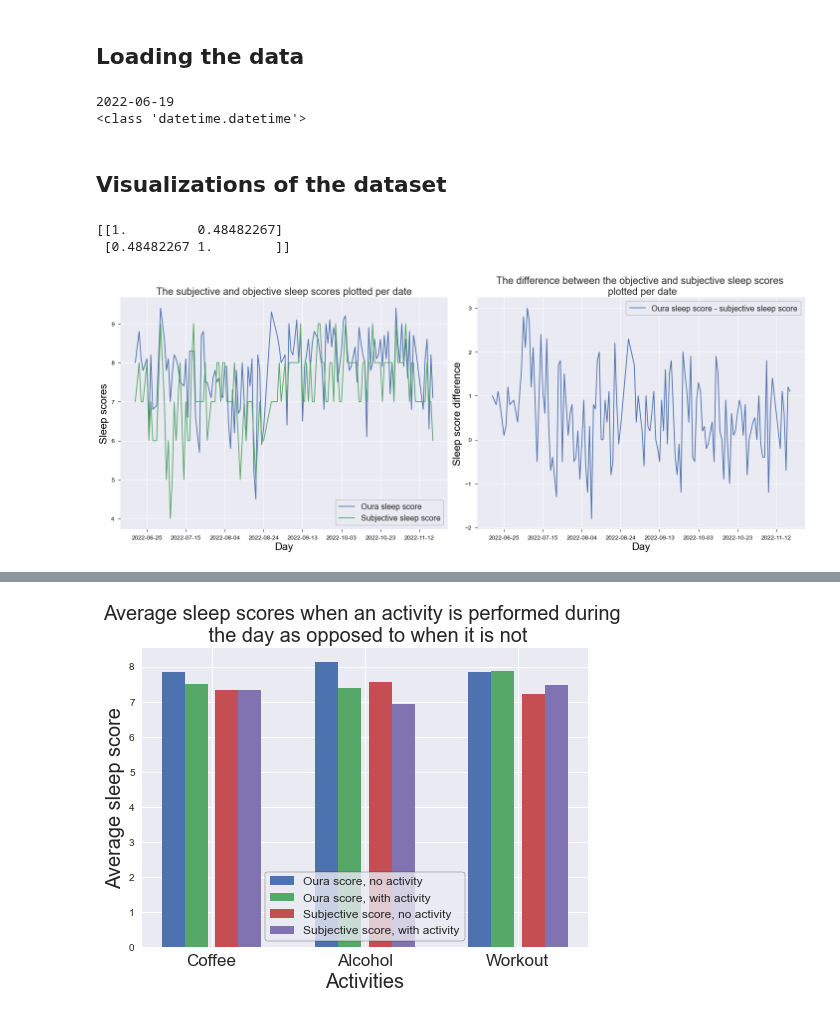
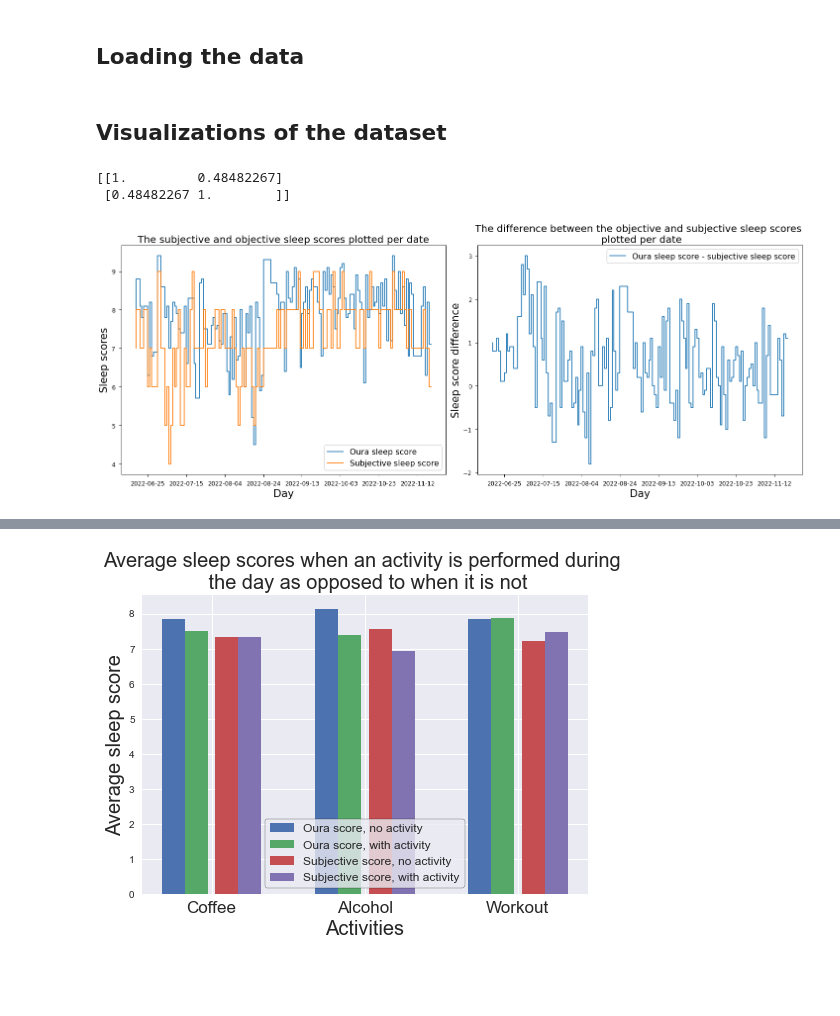
Before and after one commit to thalianajjar/internship_code, a Jupyter notebook: data_visualization.ipynb, the cells around one changed output, grey strips where cells are left out. Drawn from its saved outputs; the diff is of its cells as text; code cells hidden in the pictures; blank space fills up the shorter version.

```diff
--- a/data_visualization.ipynb
+++ b/data_visualization.ipynb
@@ -12,56 +12,48 @@ import datetime
 ## Loading the data
 # %%
 df = pd.read_csv('data/preprocessed_data.csv')
-# %%
-print(df.iloc[0]['actual_day'])
-dates = list(map(datetime.datetime.strptime, df['actual_day'], len(df['actual_day'])*['%Y-%m-%d']))
-print(type(dates[0]))
-# print(mdates.datestr2num(df.iloc[0]['actual_day']))
-# %% [output]
-2022-06-19
-<class 'datetime.datetime'>
 # %% [markdown]
 ## Visualizations of the dataset
 # %%
 # Plot the subjective sleep scores (from the questionnaires) and the objective sleep scores (from the Oura ring measurements) together per date,
 # along with their difference in values
 def plot_sleep_scores(df):
-    plt.style.use("seaborn")
+    plt.style.use("seaborn-notebook")
     colour_axes = "black"
 
     days = list(map(datetime.datetime.strptime, df['actual_day'], len(df['actual_day'])*['%Y-%m-%d']))
 
     sleep_scores = plt.figure(figsize=(20,8))
     ax_sleep_scores = sleep_scores.add_subplot(121)
-    ax_sleep_scores.plot(days, df['score'].values, label="Oura sleep score")
-    ax_sleep_scores.plot(days, df['subjective_sleep_score'].values, label="Subjective sleep score")
+    ax_sleep_scores.step(days, df['score'].values, label="Oura sleep score")
+    ax_sleep_scores.step(days, df['subjective_sleep_score'].values, label="Subjective sleep score")
     ax_sleep_scores.xaxis.set_major_formatter(mdates.DateFormatter('%Y-%m-%d'))
     ax_sleep_scores.xaxis.set_major_locator(mdates.DayLocator(interval=20))
     ax_sleep_scores.set_xlabel("Day", fontsize=21)
     ax_sleep_scores.set_ylabel("Sleep scores", fontsize=21)
     ax_sleep_scores.tick_params(axis='both', colors=colour_axes, which='major', size=5, labelsize=12)
     ax_sleep_scores.set_title("The subjective and objective sleep scores plotted per date", fontsize=20)
     ax_sleep_scores.yaxis.label.set_color(colour_axes)
     ax_sleep_scores.xaxis.label.set_color(colour_axes)
     ax_sleep_scores.legend(prop={'size': 16}, frameon=True, loc="best").get_frame().set_edgecolor('k')
 
     ax_scores_diff = sleep_scores.add_subplot(122)
-    ax_scores_diff.plot(days, df['score'].values - df['subjective_sleep_score'].values, label="Oura sleep score - subjective sleep score")
+    ax_scores_diff.step(days, df['score'].values - df['subjective_sleep_score'].values, label="Oura sleep score - subjective sleep score")
     ax_scores_diff.xaxis.set_major_formatter(mdates.DateFormatter('%Y-%m-%d'))
     ax_scores_diff.xaxis.set_major_locator(mdates.DayLocator(interval=20))
     ax_scores_diff.set_xlabel("Day", fontsize=21)
     ax_scores_diff.set_ylabel("Sleep score difference", fontsize=21)
     ax_scores_diff.tick_params(axis='both', colors=colour_axes, which='major', size=5, labelsize=12)
     ax_scores_diff.set_title("The difference between the objective and subjective sleep scores \n plotted per date", fontsize=20)
     ax_scores_diff.yaxis.label.set_color(colour_axes)
     ax_scores_diff.xaxis.label.set_color(colour_axes)
     ax_scores_diff.legend(prop={'size': 16}, frameon=True, loc="best").get_frame().set_edgecolor('k')
     sleep_scores.tight_layout()
     plt.show()
 
 print(np.corrcoef(df['score'], df['subjective_sleep_score']))
 plot_sleep_scores(df)
 # %% [output]
 [[1.         0.48482267]
  [0.48482267 1.        ]]
-[figure, old version]
+[figure, new version]
```
Also changed, not shown: parts of 5 cells of this notebook, 2 other files.
